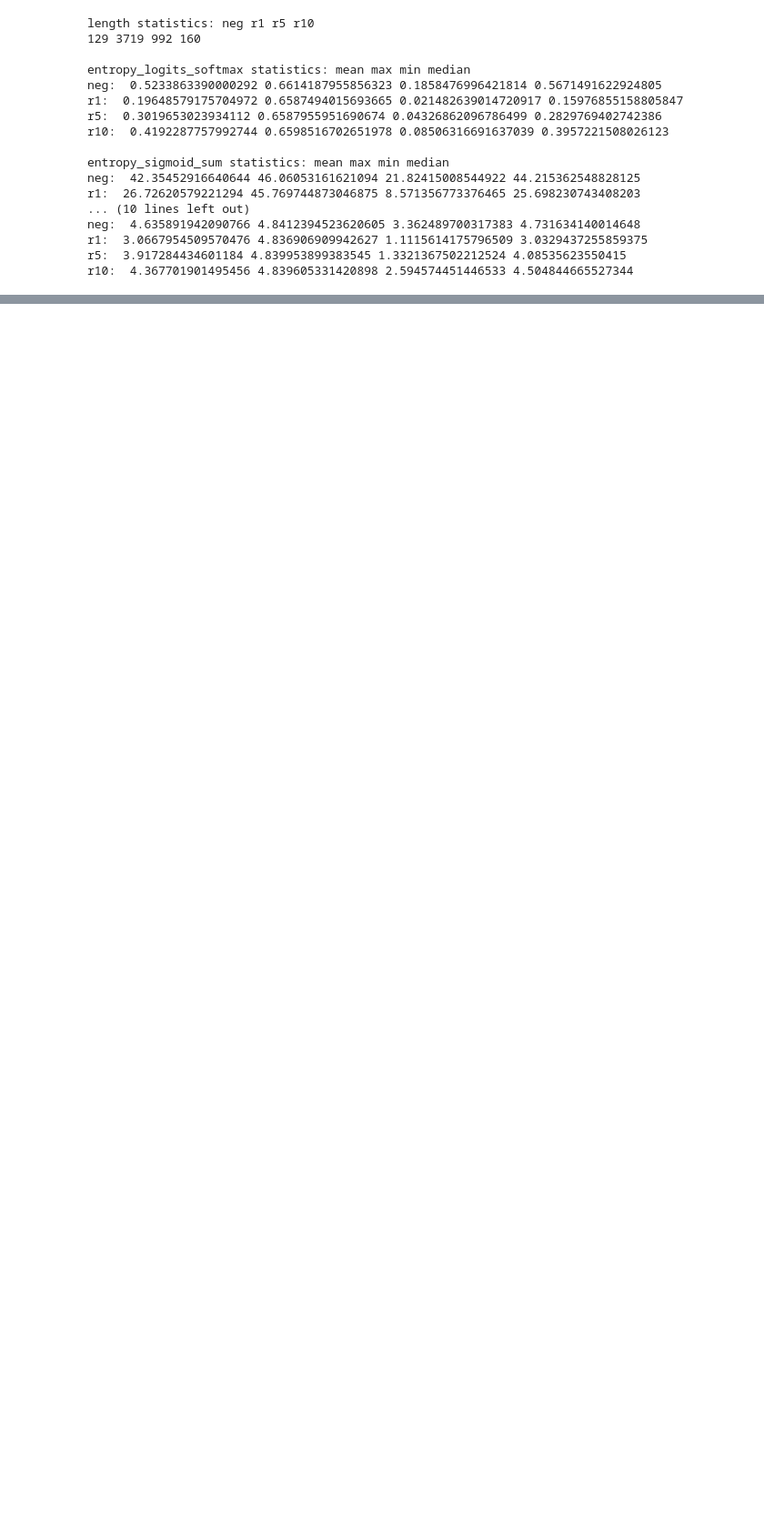
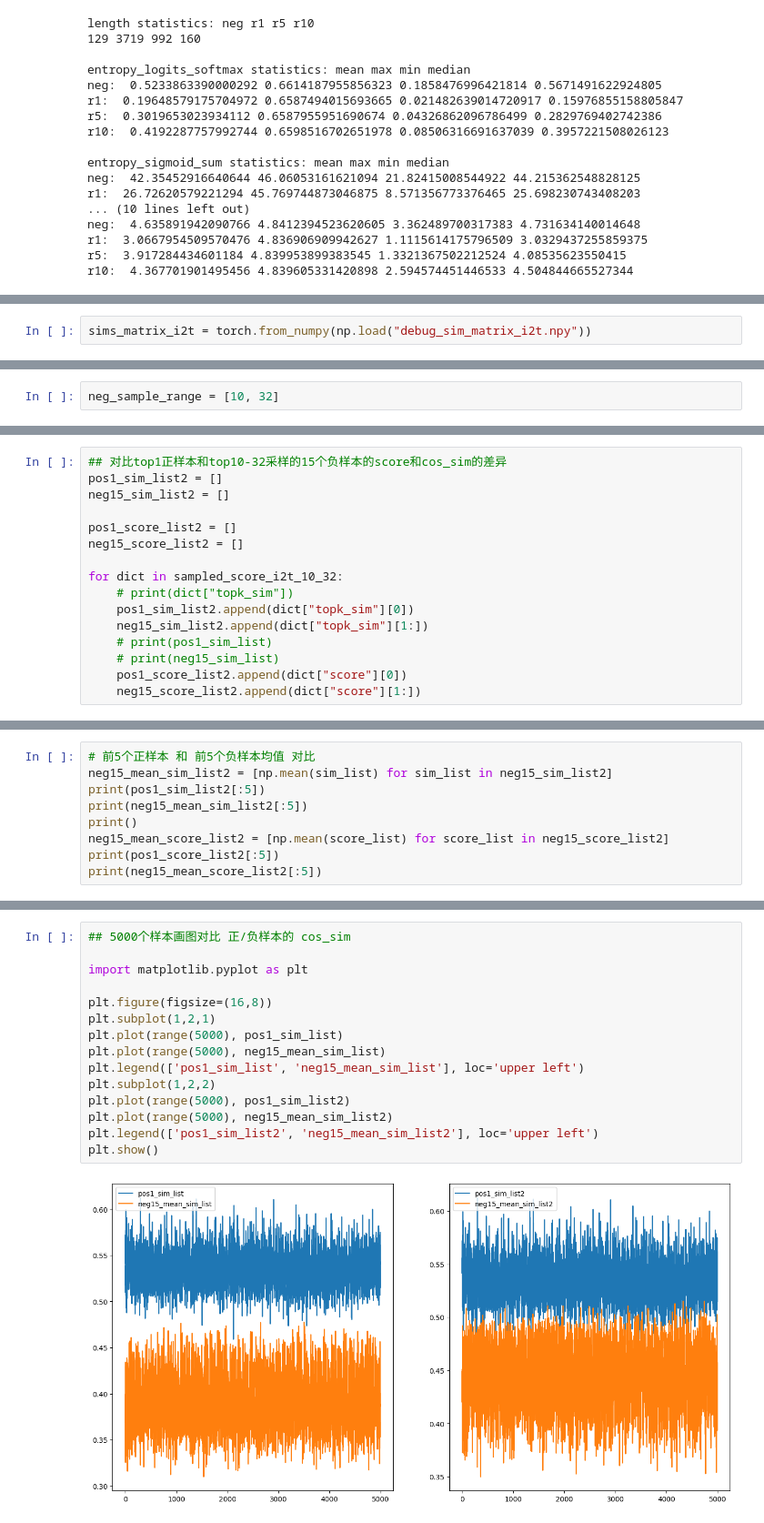
Before and after one commit to nkuzjh/LAVIS, a Jupyter notebook: debug_experiments_statistic_analysis.ipynb, the cells around one changed output, grey strips where cells are left out. Shown at 91% size. Saved outputs shown, nothing was run; the diff lists cells and outputs as text; blank space fills up the shorter version.

Commit message:
exp9.1_t2i & score.show().analysis()

```diff
--- a/debug_experiments_statistic_analysis.ipynb
+++ b/debug_experiments_statistic_analysis.ipynb
@@ -1712,0 +2006,2 @@ r10:  4.367701901495456 4.839605331420898 2.594574451446533 4.504844665527344
+# %%
+sims_matrix_i2t = torch.from_numpy(np.load("debug_sim_matrix_i2t.npy"))
@@ -1712,0 +2094,2 @@ r10:  4.367701901495456 4.839605331420898 2.594574451446533 4.504844665527344
+# %%
+neg_sample_range = [10, 32]
@@ -1712,0 +2259,16 @@ r10:  4.367701901495456 4.839605331420898 2.594574451446533 4.504844665527344
+# %%
+## 对比top1正样本和top10-32采样的15个负样本的score和cos_sim的差异
+pos1_sim_list2 = []
+neg15_sim_list2 = []
+
+pos1_score_list2 = []
+neg15_score_list2 = []
+
+for dict in sampled_score_i2t_10_32:
+    # print(dict["topk_sim"])
+    pos1_sim_list2.append(dict["topk_sim"][0])
+    neg15_sim_list2.append(dict["topk_sim"][1:])
+    # print(pos1_sim_list)
+    # print(neg15_sim_list)
+    pos1_score_list2.append(dict["score"][0])
+    neg15_score_list2.append(dict["score"][1:])
@@ -1712,0 +2278,9 @@ r10:  4.367701901495456 4.839605331420898 2.594574451446533 4.504844665527344
+# %%
+# 前5个正样本 和 前5个负样本均值 对比
+neg15_mean_sim_list2 = [np.mean(sim_list) for sim_list in neg15_sim_list2]
+print(pos1_sim_list2[:5])
+print(neg15_mean_sim_list2[:5])
+print()
+neg15_mean_score_list2 = [np.mean(score_list) for score_list in neg15_score_list2]
+print(pos1_score_list2[:5])
+print(neg15_mean_score_list2[:5])
@@ -1712,0 +2304,17 @@ r10:  4.367701901495456 4.839605331420898 2.594574451446533 4.504844665527344
+# %%
+## 5000个样本画图对比 正/负样本的 cos_sim
+
+import matplotlib.pyplot as plt
+
+plt.figure(figsize=(16,8))
+plt.subplot(1,2,1)
+plt.plot(range(5000), pos1_sim_list)
+plt.plot(range(5000), neg15_mean_sim_list)
+plt.legend(['pos1_sim_list', 'neg15_mean_sim_list'], loc='upper left')
+plt.subplot(1,2,2)
+plt.plot(range(5000), pos1_sim_list2)
+plt.plot(range(5000), neg15_mean_sim_list2)
+plt.legend(['pos1_sim_list2', 'neg15_mean_sim_list2'], loc='upper left')
+plt.show()
+# %% [output]
+[figure, added]
```
Also changed, not shown: parts of 48 cells of this notebook, 6 other files.
